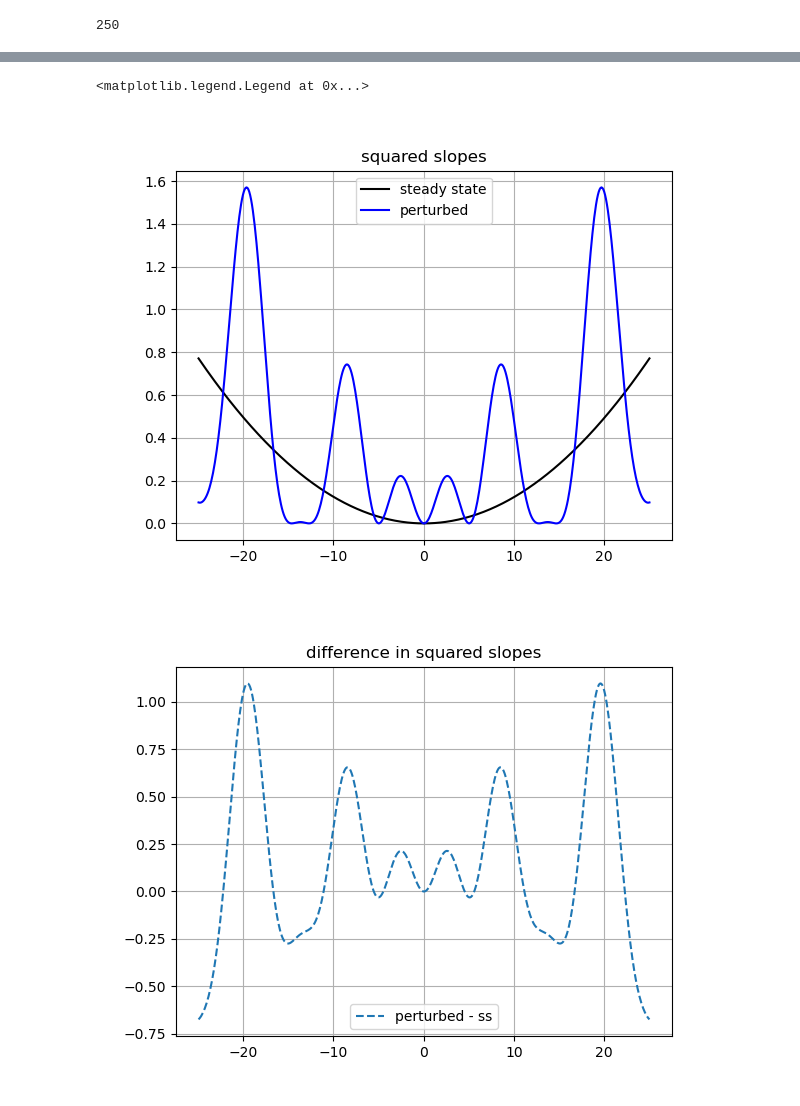
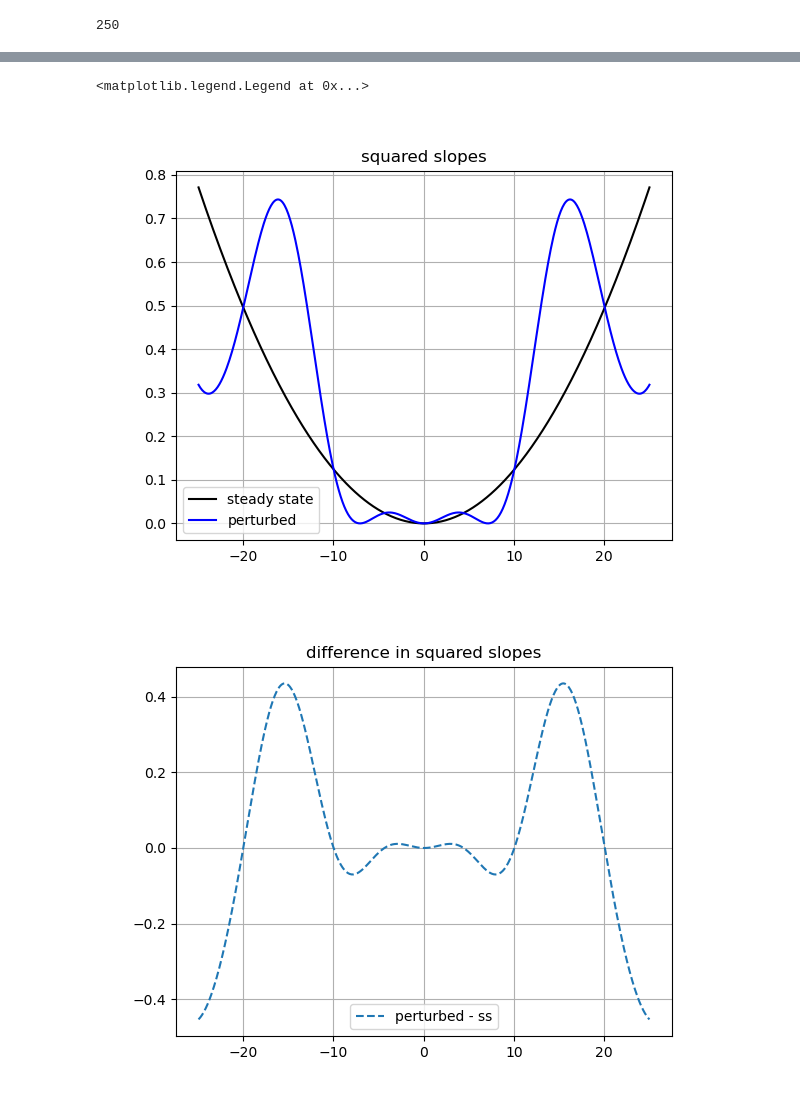
Before and after one commit to upschemistry/icecontinuum, a Jupyter notebook: nesh/probing_robustness_of_faceted_ablation.ipynb, the cells around one changed output, grey strips where cells are left out. Saved outputs shown, nothing was run; the diff lists cells and outputs as text; code cells hidden in the pictures.

Commit message:
Probing robustness heuristic

```diff
--- a/nesh/probing_robustness_of_faceted_ablation.ipynb
+++ b/nesh/probing_robustness_of_faceted_ablation.ipynb
@@ -11,7 +11,7 @@ midpt = np.round(npts/2).astype(int); print(midpt)
 x = np.linspace(-l,l,npts)
 N_l = 11
 k = N_l/l**2
-n = 4
+n = 2
 eps = -1
 # %% [output]
 250
@@ -37,35 +39,37 @@ plt.figure()
 plt.plot(xp,slope_ss_squared,'k',label='steady state')
 plt.plot(xp,slope_perturbed_squared,'b',label='perturbed')
 plt.grid(True)
 plt.legend()
 plt.title('squared slopes')
 
 f2_deviation = slope_perturbed_squared - slope_ss_squared
 plt.figure()
 plt.plot(xp,f2_deviation,'--',label='perturbed - ss')
 plt.grid(True)
 plt.legend()
 plt.title('difference in squared slopes')
 
 growth_factor = .2
 correction = growth_factor*f2_deviation
 f_perturbed_later = f_perturbed[1:] + correction
 shift = np.mean(f_ss[1:]-f_perturbed_later)
 f_perturbed_later += shift
 plt.figure()
-plt.plot(x,f_ss,'k',label='steady state')
-plt.plot(x,f_perturbed,'b',label='perturbed')
-plt.plot(xp,f_perturbed_later,'b--',label='later')
+plt.plot(x,f_ss,'k',label='ablation steady state')
+plt.plot(x,f_perturbed,'b',label='perturbed with low-frequency noise')
+plt.plot(xp,f_perturbed_later,'b--',label='recovery based on diffusive slowdown heuristic')
 plt.grid(True)
+plt.xlabel('x (um)')
+plt.ylabel('Ice layers')
 plt.legend()
 
 plt.figure()
 real_correction = f_perturbed_later - f_perturbed[1:]
 plt.plot(xp,f_perturbation[1:]*real_correction,'b',label='correlation')
 plt.grid(True)
 plt.title('Correlation < 0 => autocorrects')
 plt.legend()
 # %% [output]
 <matplotlib.legend.Legend at 0x...>
-[figure, old version]
+[figure, new version]
-[figure, old version]
+[figure, new version]
```
Also changed, not shown: parts of 2 cells of this notebook.
